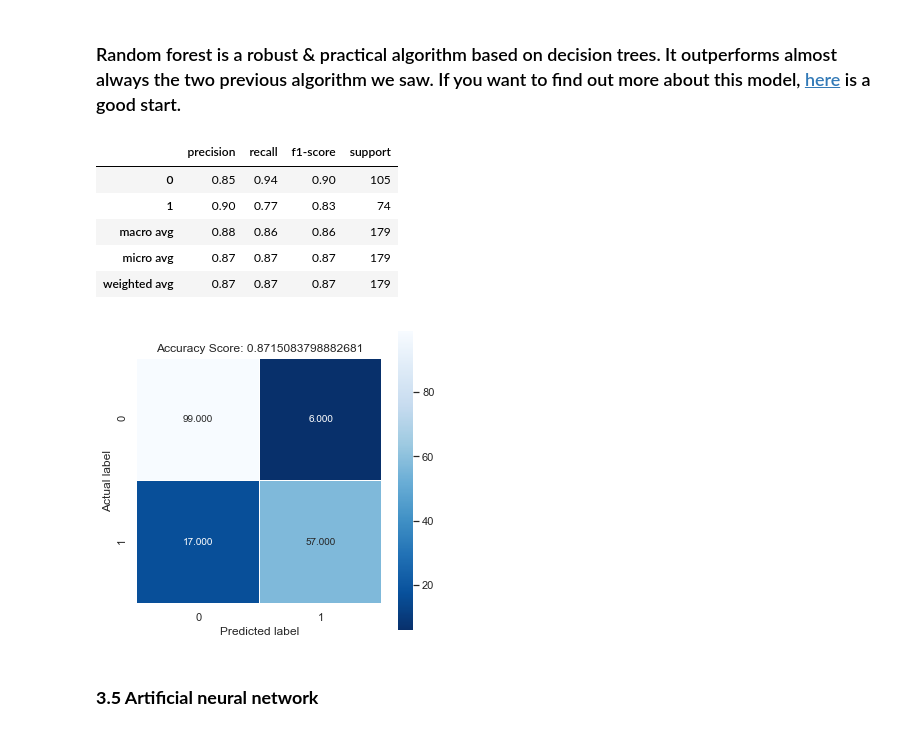
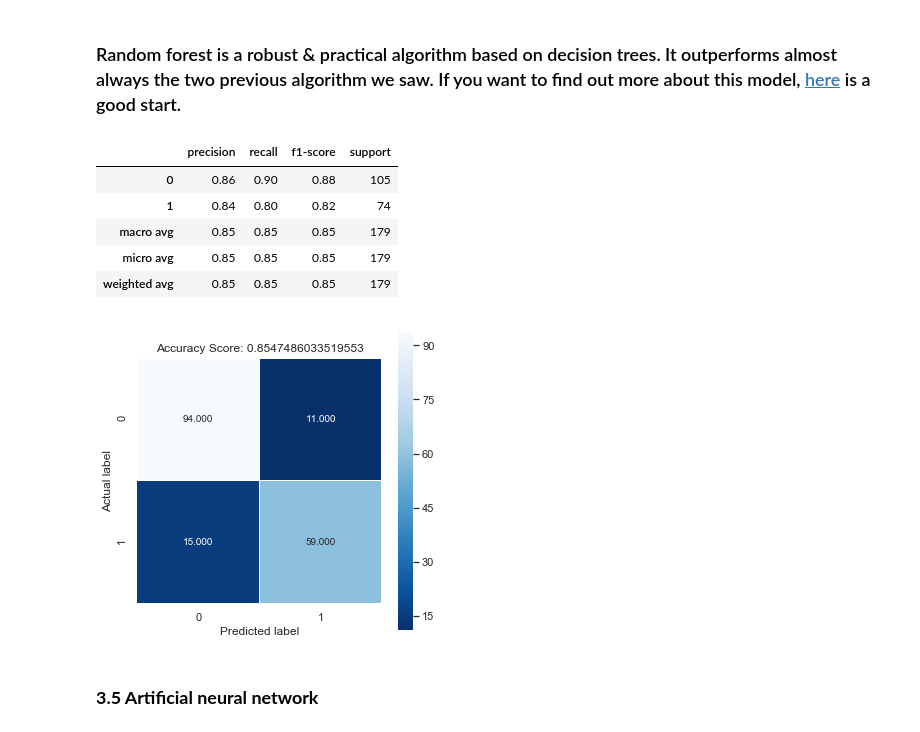
Before and after one commit to nicohlr/kaggle, a Jupyter notebook: titanic/titanic_kaggle_tutorial.ipynb, the cells around one changed output. Cells and saved outputs as stored; diff of their text form; code cells hidden in the pictures.

```diff
--- a/titanic/titanic_kaggle_tutorial.ipynb
+++ b/titanic/titanic_kaggle_tutorial.ipynb
@@ -204,8 +204,10 @@ def preprocess_data(df):
     # As we saw before, the two missing values for embarked columns can be replaced by 'C' (Cherbourg)
     processed_df['Embarked'].fillna('C', inplace=True)
 
-    # We replace missing ages by the median age of passengers
-    processed_df['Age'] = processed_df['Age'].fillna(processed_df['Age'].median())
+    # We replace missing ages by the mean age of passengers who belong to the same group of class/sex/family
+    processed_df['Age'] = processed_df.groupby(['Pclass','Sex','Parch','SibSp'])['Age'].transform(lambda x: x.fillna(x.mean()))
+    processed_df['Age'] = processed_df.groupby(['Pclass','Sex','Parch'])['Age'].transform(lambda x: x.fillna(x.mean()))
+    processed_df['Age'] = processed_df.groupby(['Pclass','Sex'])['Age'].transform(lambda x: x.fillna(x.mean()))
 
     # We replace the only missing fare value for test dataset and the missing values of the cabin column
     processed_df['Fare'] = processed_df['Fare'].interpolate()
@@ -219,6 +221,9 @@ def preprocess_data(df):
     processed_df['Title'] = processed_df['Title'].replace(['Mlle', 'Ms'], 'Miss')
     processed_df['Title'] = processed_df['Title'].replace('Mme', 'Mrs')
     processed_df['Title'] = processed_df['Title'].map({"Mr": 1, "Miss": 2, "Mrs": 3, "Master": 4, "Rare": 5})
+
+    # Filling Age missing values with mean age of passengers who have the same title
+    processed_df['Age'] = processed_df.groupby(['Title'])['Age'].transform(lambda x: x.fillna(x.mean()))
 
     # Transform categorical variables to numeric variables
     processed_df['Sex'] = processed_df['Sex'].map({'male': 0, 'female': 1})
@@ -353,20 +358,20 @@ display_confusion_matrix(Y_test, svm_prediction, score=score)
 # %% [markdown]
 ### Random forest is a robust & practical algorithm based on decision trees. It outperforms almost always the two previous algorithm we saw. If you want to find out more about this model, [here](https://medium.com/@williamkoehrsen/random-forest-simple-explanation-377895a60d2d) is a good start.
 # %%
-rf = RandomForestClassifier(n_estimators=300, max_depth=11, random_state=42)
+rf = RandomForestClassifier(n_estimators=200, random_state=42)
 rf.fit(X_train, Y_train)
 rf_prediction = rf.predict(X_test)
 
 score = metrics.accuracy_score(Y_test, rf_prediction)
 display_confusion_matrix(Y_test, rf_prediction, score=score)
 # %% [output]
 |  | precision | recall | f1-score | support |
-| 0 | 0.85 | 0.94 | 0.90 | 105 |
-| 1 | 0.90 | 0.77 | 0.83 | 74 |
-| macro avg | 0.88 | 0.86 | 0.86 | 179 |
-| micro avg | 0.87 | 0.87 | 0.87 | 179 |
-| weighted avg | 0.87 | 0.87 | 0.87 | 179 |
+| 0 | 0.86 | 0.90 | 0.88 | 105 |
+| 1 | 0.84 | 0.80 | 0.82 | 74 |
+| macro avg | 0.85 | 0.85 | 0.85 | 179 |
+| micro avg | 0.85 | 0.85 | 0.85 | 179 |
+| weighted avg | 0.85 | 0.85 | 0.85 | 179 |
-[figure, old version]
+[figure, new version]
 # %% [markdown]
 ### **3.5 Artificial neural network**
 # %% [markdown]
```
Also changed, not shown: parts of 14 cells of this notebook, 3 other files.
